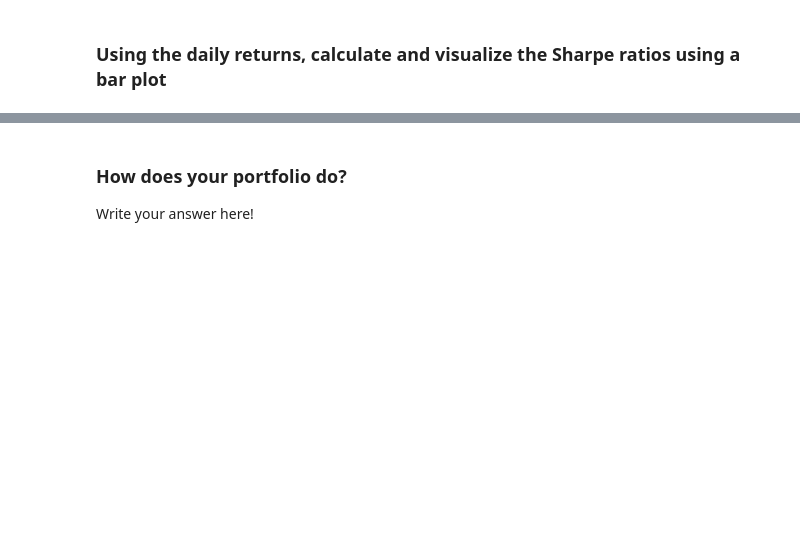
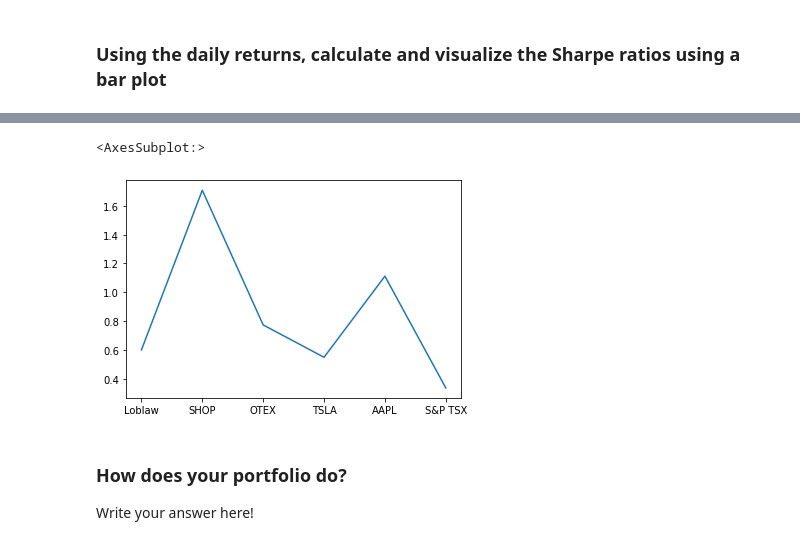
Before and after one commit to vjreddy2001/Portfolio, a Jupyter notebook: whale_analysis.ipynb, the cells around one changed output, grey strips where cells are left out. Cells and saved outputs as stored; diff of their text form; code cells hidden in the pictures; blank space fills up the shorter version.

```diff
--- a/whale_analysis.ipynb
+++ b/whale_analysis.ipynb
@@ -746,0 +725,5 @@ SyntaxError: invalid syntax (<ipython-input-69-d97cb9a5e1c8>, line 2)
+# %%
+# Calculate Annualzied Sharpe Ratios
+
+sharpe_ratios_Custom = (daily_returns_portfolio_df.mean() * 252) / (daily_returns_portfolio_df.std() * np.sqrt(252))
+sharpe_ratios_Custom
@@ -747,6 +738,9 @@ SyntaxError: invalid syntax (<ipython-input-69-d97cb9a5e1c8>, line 2)
 # %%
 # Visualize the sharpe ratios as a bar plot
-sharpe
+sharpe_ratios_Custom.plot()
+# %% [output]
+<AxesSubplot:>
+[figure, added]
 # %% [markdown]
 ### How does your portfolio do?
 
```
Also changed, not shown: parts of 5 cells of this notebook.
